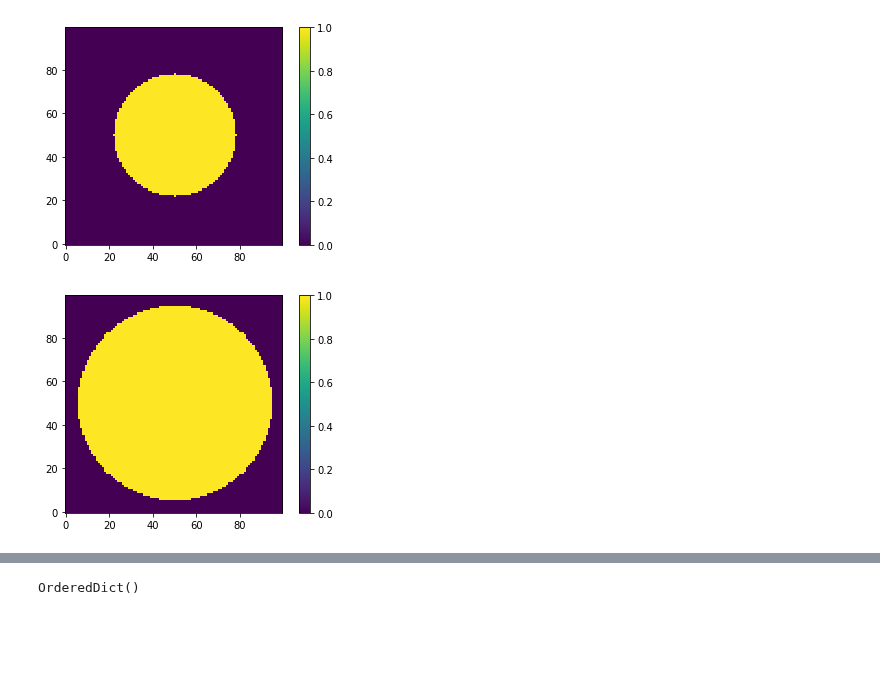
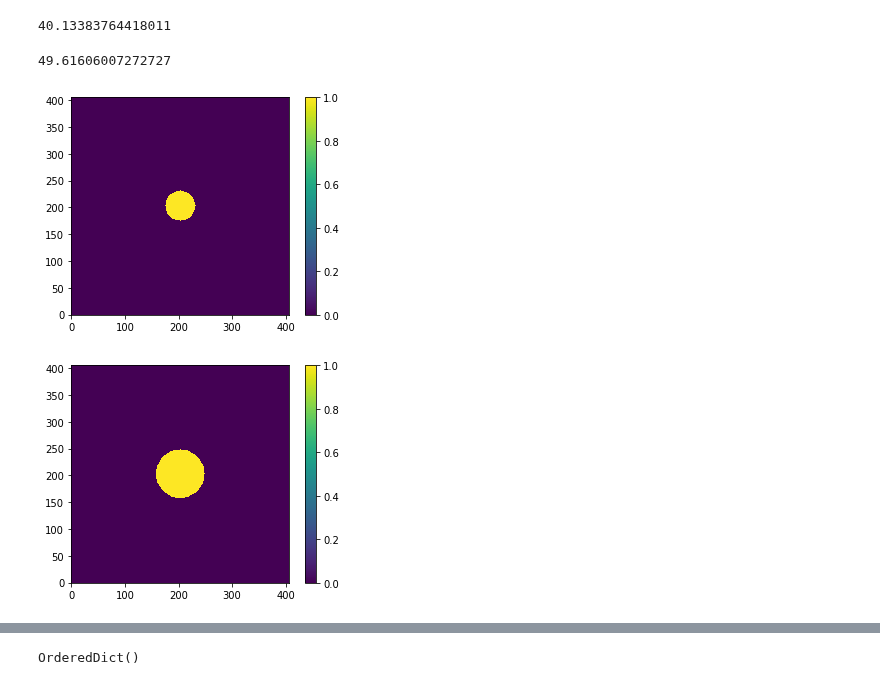
Before and after one commit to mwanakijiji/lbti_altair_fizeau, a Jupyter notebook: notebooks_for_development/pca_tesselation_maker.ipynb, the cells around one changed output, grey strips where cells are left out. Cells and saved outputs as stored; diff of their text form; code cells hidden in the pictures; blank space fills up the shorter version.

```diff
--- a/notebooks_for_development/pca_tesselation_maker.ipynb
+++ b/notebooks_for_development/pca_tesselation_maker.ipynb
@@ -55,3 +59,11 @@ first_bright_pix*lmir_PS
+# %%
+fourth_dark_pix
+# %% [output]
+40.13383764418011
+# %%
+fifth_dark_pix
+# %% [output]
+49.61606007272727
 # %%
 # circular mask
 
@@ -77,12 +89,12 @@ y = np.arange(0, 100)
 xv, yv = np.meshgrid(x, y)
 # %%
-dummy_frame = np.ones((100,100))
+dummy_frame = np.ones((406,406))
 # %%
 # make simple circle
 
 # initialize a grid
-x = np.arange(0, 100)
-y = np.arange(0, 100)
+x = np.arange(0, 406)
+y = np.arange(0, 406)
 xv, yv = np.meshgrid(x, y)
 
 mask_circle = create_circular_mask(dummy_frame, radius = 28)
@@ -97,25 +109,28 @@ hdu = fits.PrimaryHDU(mask_circle.astype(int))
 hdul = fits.HDUList([hdu])
 #hdul.writeto('mask_100x100_rad028.fits', overwrite=True)
 # %% [output]
-[figure, old version]
+[figure, new version]
 # %%
 # more circles
 
 # initialize a grid
-x = np.arange(0, 100)
-y = np.arange(0, 100)
+x = np.arange(0, 406)
+y = np.arange(0, 406)
 xv, yv = np.meshgrid(x, y)
 
-mask_circle = create_circular_mask(dummy_frame, radius = fourth_bright_pix)
+mask_circle = create_circular_mask(dummy_frame, radius = 45)
 
 # turn to integers
 plt.imshow(mask_circle.astype(int), origin="lower")
 plt.colorbar()
 plt.show()
 
+# write as array
+mask_circle_045 = np.copy(mask_circle.astype(int))
+
 # write FITS
-hdu = fits.PrimaryHDU(mask_circle.astype(int))
-hdul = fits.HDUList([hdu])
+#hdu = fits.PrimaryHDU(mask_circle.astype(int))
+#hdul = fits.HDUList([hdu])
 #hdul.writeto('mask_100x100_rad_fourth_bright_pix.fits', overwrite=True)
 # %% [output]
-[figure, old version]
+[figure, new version]
```
Also changed, not shown: parts of 20 cells of this notebook, 4 other files.
